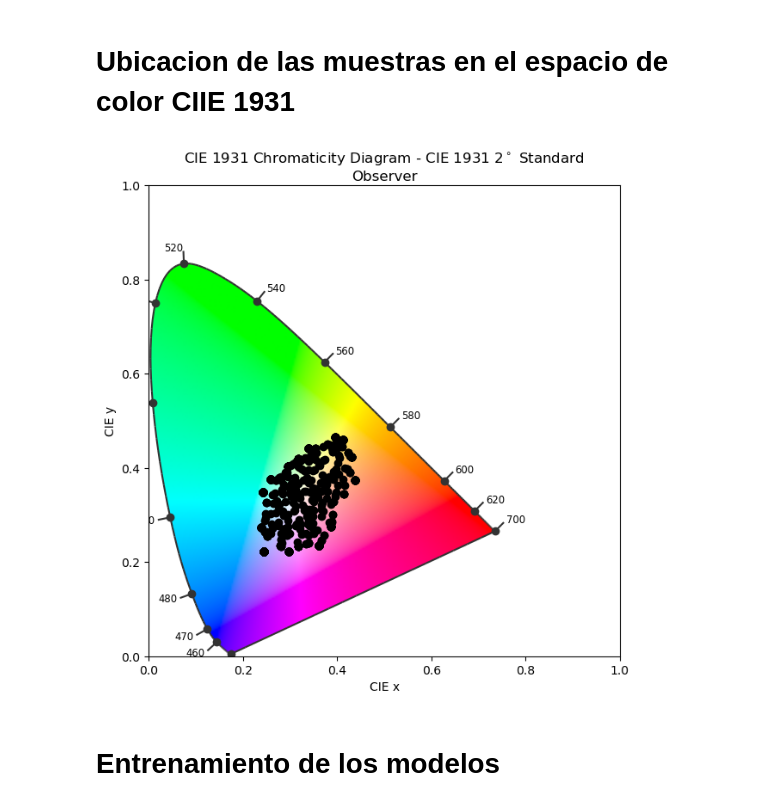
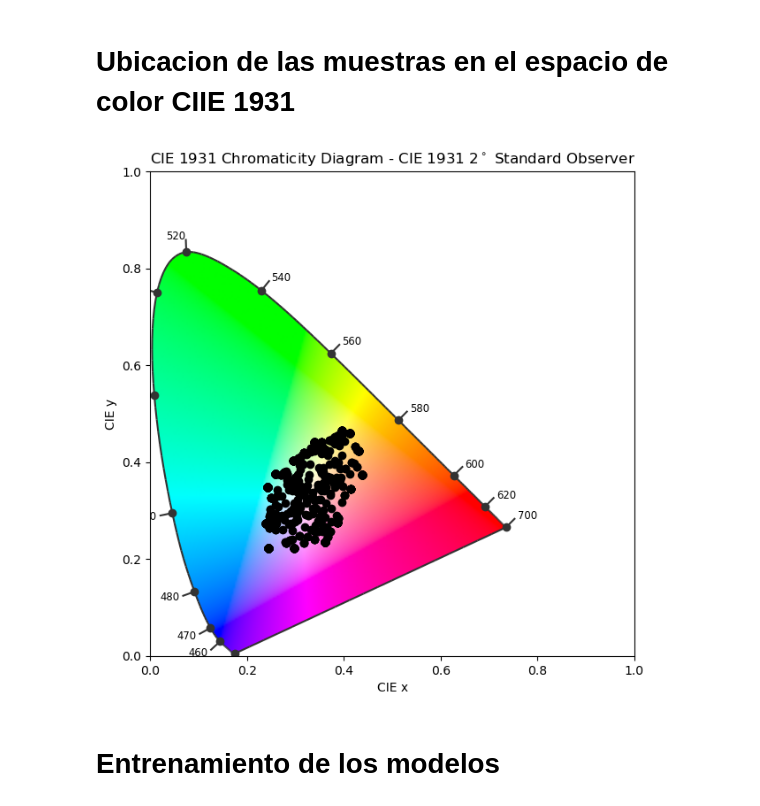
Before and after one commit to DvdRivas/MachineLearningProjects, a Jupyter notebook: Plasmonic Colors/SecondApproach.ipynb, the cells around one changed output. Saved outputs shown, nothing was run; the diff lists cells and outputs as text; code cells hidden in the pictures.

```diff
--- a/Plasmonic Colors/SecondApproach.ipynb
+++ b/Plasmonic Colors/SecondApproach.ipynb
@@ -59,3 +165,5 @@ df.head()
+# %%
+df.drop_duplicates(inplace=True)
 # %%
 df = df.drop(df[df['r']==df.r.min()].index[0],axis=0)
 df = df.drop(df[df['r']==df.r.min()].index[0],axis=0)
@@ -72,9 +182,9 @@ df.describe().T
 # %% [markdown]
 # Creacion de los datos de entrenamiento de manera aleatoria
 # %%
-from random import random
-
-test = [(random(), random(), random()) for i in range(1000)]
+import random
+random.seed(a=17)
+test = [(random.random(), random.random(), random.random()) for i in range(1000)]
 print(len(test))
 test = pd.DataFrame(test)
 test.columns=['r','g','b']
@@ -96,7 +206,7 @@ test
 1000 rows × 3 columns
 # %%
 knn = KNeighborsRegressor(n_neighbors=1)
-knn.fit(df.drop(['R', 'DEE', 'Remb'],axis=1), df[['R', 'DEE', 'Remb']])
+knn.fit(df.drop(['R', 'DEE', 'Remb','x','y'],axis=1), df[['R', 'DEE', 'Remb']])
 
 # Prediciendo nuevos datos
 predictions = knn.predict(test)
@@ -119,9 +229,11 @@ test
 1000 rows × 3 columns
 # %%
-test = pd.merge(test, df[['r', 'g', 'b', 'R', 'DEE', 'Remb']],
+test = pd.merge(test, df[['r', 'g', 'b', 'R', 'DEE', 'Remb','x','y']],
                   on=['R', 'Remb', 'DEE'],
                   how='left')
-x_test = test.drop(['R', 'DEE', 'Remb'],axis=1)
+test.head()
+x_test = test.drop(['R', 'DEE', 'Remb','x','y'],axis=1)
 y_test = test[['R', 'DEE', 'Remb']]
 test.head()
+x_test.shape,y_test.shape
 # %% [output]
@@ -174,21 +281,21 @@ x_df.shape, y_df.shape
 # Ubicacion de las muestras en el espacio de color CIIE 1931
 # %%
 import colour
-df_test = pd.merge(test, df_test[['x', 'y', 'z', 'R', 'DEE', 'Remb']],
+df_test = pd.merge(test, df_test[['R', 'DEE', 'Remb']],
                   on=['R', 'Remb', 'DEE'],
                   how='left')
 test.head()
 
 # Define your scatter plot points (CIE xy coordinates)
 x = df_test['x']
 y = df_test['y']
 
 # Plot the CIE 1931 Chromaticity Diagram
 colour.plotting.plot_chromaticity_diagram_CIE1931(standalone=False)
 
 # Scatter plot of your points
 plt.scatter(x, y, c='black')
 # Show the plot
 plt.show()
 # %% [output]
-[figure, old version]
+[figure, new version]
```
Also changed, not shown: parts of 74 cells of this notebook, 2 other files.
